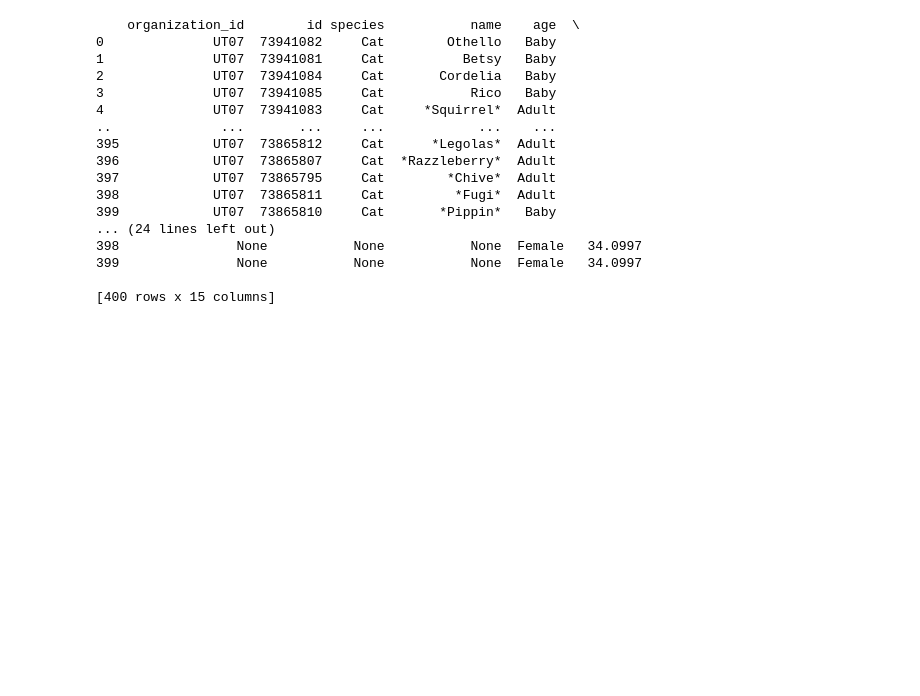
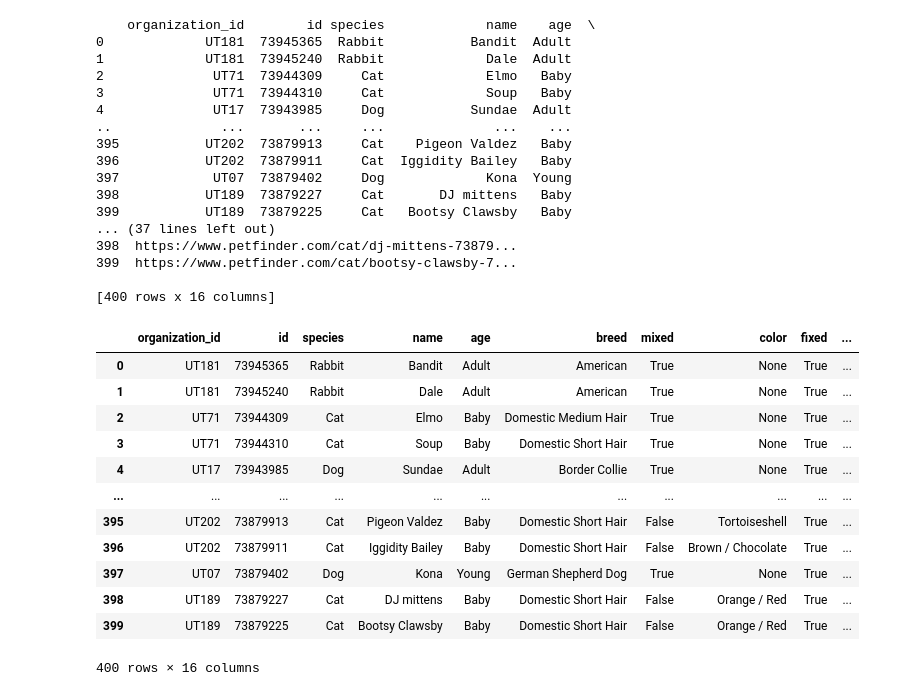
Before and after one commit to clawmendra/petfinder, a Jupyter notebook: petfinder.ipynb, the cells around one changed output. Cells and saved outputs as stored; diff of their text form; code cells hidden in the pictures; blank space fills up the shorter version.

```diff
--- a/petfinder.ipynb
+++ b/petfinder.ipynb
@@ -54,7 +55,8 @@ while page <= max_pages:
                 'good_with_dogs': animal.get('environment', {}).get('dogs'),
                 'good_with_cats': animal.get('environment', {}).get('cats'),
                 'gender': animal.get('gender'),
-                'distance': animal.get('distance')
+                'distance': animal.get('distance'),
+                'url': animal.get('url')
             }
             all_animals.append(record)
 
@@ -66,23 +68,39 @@ while page <= max_pages:
 animals_df = pd.DataFrame(all_animals)
 print(animals_df)
 # %% [output]
-    organization_id        id species           name    age  \
-0              UT07  73941082     Cat        Othello   Baby
-1              UT07  73941081     Cat          Betsy   Baby
-2              UT07  73941084     Cat       Cordelia   Baby
-3              UT07  73941085     Cat           Rico   Baby
-4              UT07  73941083     Cat     *Squirrel*  Adult
-..              ...       ...     ...            ...    ...
-395            UT07  73865812     Cat      *Legolas*  Adult
-396            UT07  73865807     Cat  *Razzleberry*  Adult
-397            UT07  73865795     Cat        *Chive*  Adult
-398            UT07  73865811     Cat         *Fugi*  Adult
-399            UT07  73865810     Cat       *Pippin*   Baby
-... (24 lines left out)
-398               None           None           None  Female   34.0997
-399               None           None           None  Female   34.0997
+    organization_id        id species             name    age  \
+0             UT181  73945365  Rabbit           Bandit  Adult
+1             UT181  73945240  Rabbit             Dale  Adult
+2              UT71  73944309     Cat             Elmo   Baby
+3              UT71  73944310     Cat             Soup   Baby
+4              UT17  73943985     Dog           Sundae  Adult
+..              ...       ...     ...              ...    ...
+395           UT202  73879913     Cat    Pigeon Valdez   Baby
+396           UT202  73879911     Cat  Iggidity Bailey   Baby
+397            UT07  73879402     Dog             Kona  Young
+398           UT189  73879227     Cat       DJ mittens   Baby
+399           UT189  73879225     Cat   Bootsy Clawsby   Baby
+... (37 lines left out)
+398  https://www.petfinder.com/cat/dj-mittens-73879...
+399  https://www.petfinder.com/cat/bootsy-clawsby-7...
 
-[400 rows x 15 columns]
+[400 rows x 16 columns]
+# %%
+animals_df
+# %% [output]
+|  | organization_id | id | species | name | age | breed | mixed | color | fixed | ... |
+| 0 | UT181 | 73945365 | Rabbit | Bandit | Adult | American | True | None | True | ... |
+| 1 | UT181 | 73945240 | Rabbit | Dale | Adult | American | True | None | True | ... |
+| 2 | UT71 | 73944309 | Cat | Elmo | Baby | Domestic Medium Hair | True | None | True | ... |
+| 3 | UT71 | 73944310 | Cat | Soup | Baby | Domestic Short Hair | True | None | True | ... |
+| 4 | UT17 | 73943985 | Dog | Sundae | Adult | Border Collie | True | None | True | ... |
+| ... | ... | ... | ... | ... | ... | ... | ... | ... | ... | ... |
+| 395 | UT202 | 73879913 | Cat | Pigeon Valdez | Baby | Domestic Short Hair | False | Tortoiseshell | True | ... |
+| 396 | UT202 | 73879911 | Cat | Iggidity Bailey | Baby | Domestic Short Hair | False | Brown / Chocolate | True | ... |
+| 397 | UT07 | 73879402 | Dog | Kona | Young | German Shepherd Dog | True | None | True | ... |
+| 398 | UT189 | 73879227 | Cat | DJ mittens | Baby | Domestic Short Hair | False | Orange / Red | True | ... |
+| 399 | UT189 | 73879225 | Cat | Bootsy Clawsby | Baby | Domestic Short Hair | False | Orange / Red | True | ... |
+400 rows × 16 columns
 # %%
 # Need organization names
 org_ids = animals_df['organization_id'].unique()
```
Also changed, not shown: parts of 19 cells of this notebook.
